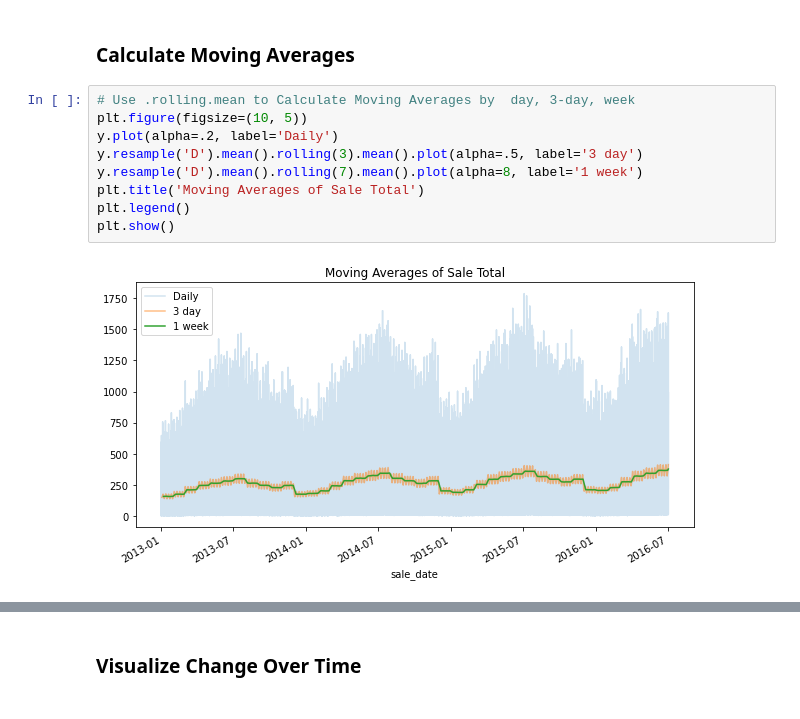
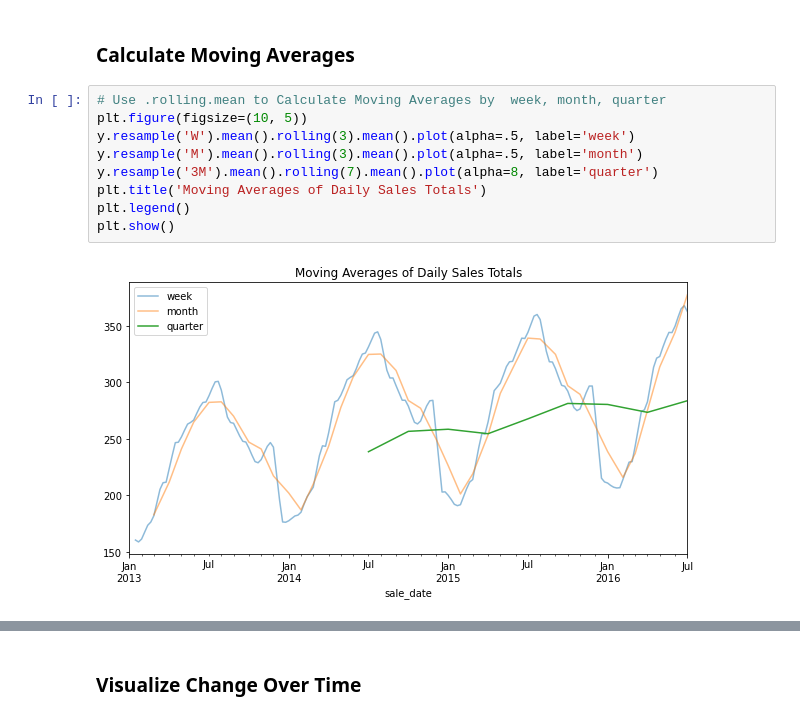
Before and after one commit to barbmarques/time-series-exercises, a Jupyter notebook: Explore.ipynb, the cells around one changed output, grey strips where cells are left out. Cells and saved outputs as stored; diff of their text form.

```diff
--- a/Explore.ipynb
+++ b/Explore.ipynb
@@ -177,13 +202,13 @@ plt.show()
 # %% [markdown]
 ### Calculate Moving Averages
 # %%
-# Use .rolling.mean to Calculate Moving Averages by  day, 3-day, week
+# Use .rolling.mean to Calculate Moving Averages by  week, month, quarter
 plt.figure(figsize=(10, 5))
-y.plot(alpha=.2, label='Daily')
-y.resample('D').mean().rolling(3).mean().plot(alpha=.5, label='3 day')
-y.resample('D').mean().rolling(7).mean().plot(alpha=8, label='1 week')
-plt.title('Moving Averages of Sale Total')
+y.resample('W').mean().rolling(3).mean().plot(alpha=.5, label='week')
+y.resample('M').mean().rolling(3).mean().plot(alpha=.5, label='month')
+y.resample('3M').mean().rolling(7).mean().plot(alpha=8, label='quarter')
+plt.title('Moving Averages of Daily Sales Totals')
 plt.legend()
 plt.show()
 # %% [output]
-[figure, old version]
+[figure, new version]
```
Also changed, not shown: parts of 87 cells of this notebook.
